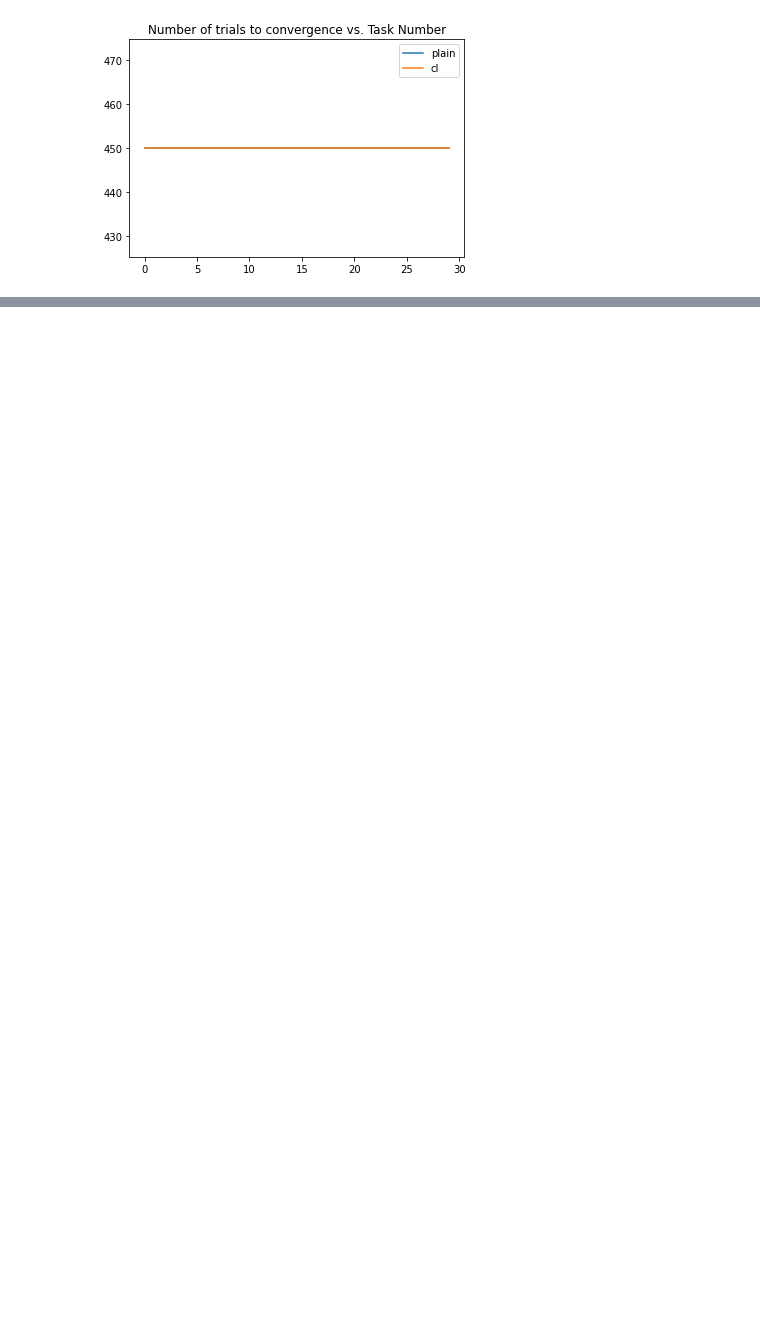
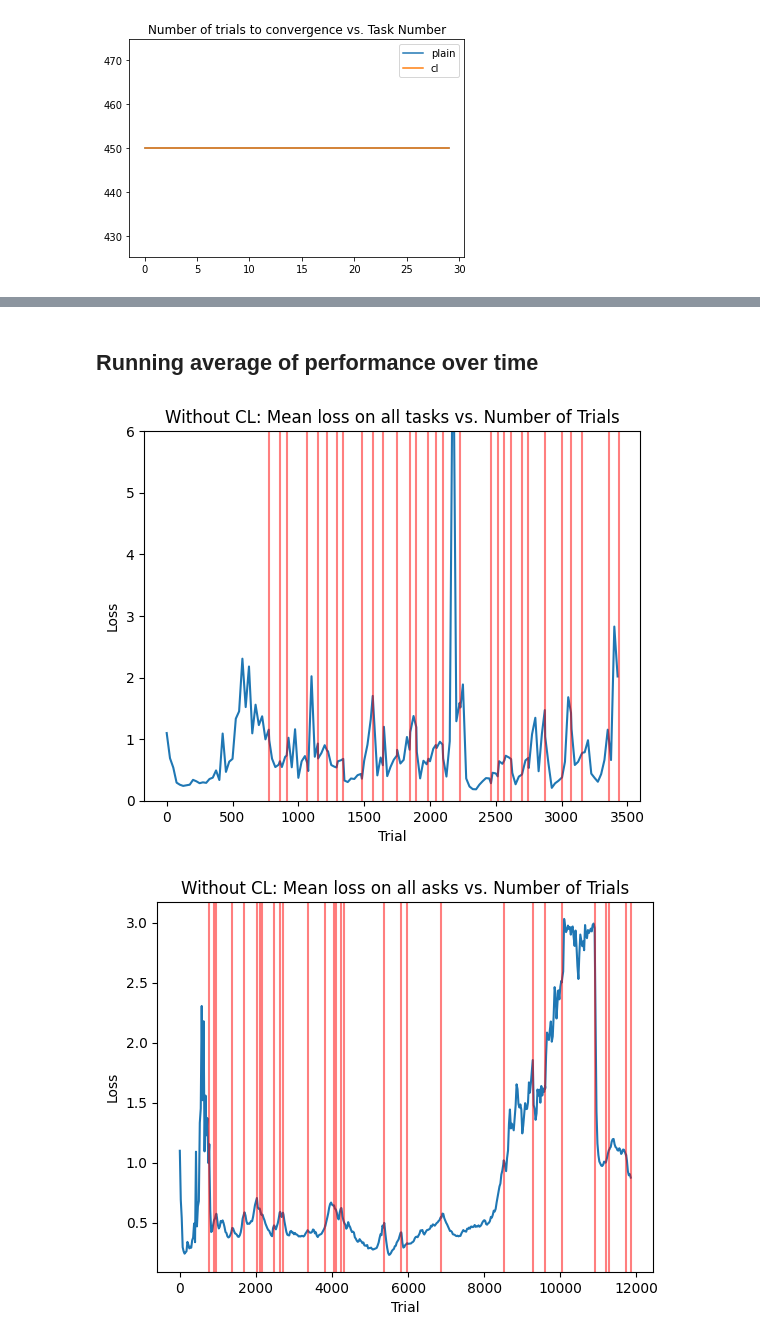
Before and after one commit to atkirtland/learning-2-learn, a Jupyter notebook: analysis/cl-plot.ipynb, the cells around one changed output, grey strips where cells are left out. Cells and saved outputs as stored; diff of their text form; code cells hidden in the pictures; blank space fills up the shorter version.

```diff
--- a/analysis/cl-plot.ipynb
+++ b/analysis/cl-plot.ipynb
@@ -99,3 +105,41 @@ plt.show()
 #     plt.plot(plain['trials'], list(map(lambda x: np.mean(x), plain[k])), label='plain')
 #     plt.plot(cl['trials'], list(map(lambda x: np.mean(x), cl[k])), label='cl')
 #     plt.legend()
+# %% [markdown]
+## Running average of performance over time
+# %%
+plt.figure(facecolor='white')
+plt.plot(
+    perfs_plain['trials'],
+    # mean over all tasks
+    np.mean(np.array([np.mean(np.array(perfs_plain[k]),axis=1) for k in range(30)]),axis=0),
+    label='plain'
+)
+for index in conv_plain_cumsum:
+    plt.axvline(x=index, color='r', alpha=0.5)
+plt.ylim(0, 6)
+# plt.title(f"Without CL: Loss on Task {k+1} vs. Number of Trials\n Overtraining, 5000 trials per task")
+# plt.savefig(os.path.join('data', save_dir, 'imgs', f"no-cl_task{k+1}_seed{seed}.png"))
+plt.xlabel("Trial")
+plt.ylabel("Loss")
+plt.title("Without CL: Mean loss on all tasks vs. Number of Trials")
+plt.show()
+
+plt.figure(facecolor='white')
+plt.plot(
+    perfs_cl['trials'],
+    np.mean(np.array([np.mean(np.array(perfs_cl[k]),axis=1) for k in range(30)]),axis=0),
+    label='plain'
+)
+for index in conv_cl_cumsum:
+    plt.axvline(x=index, color='r', alpha=0.5)
+# plt.ylim(0, 6)
+# plt.title(f"Continual Learning: Loss on Task {k+1} vs. Number of Trials\n Overtraining, 5000 trials per task")
+# plt.savefig(os.path.join('data', save_dir, 'imgs', f"cl_task{k+1}_seed{seed}.png"))
+plt.xlabel("Trial")
+plt.ylabel("Loss")
+plt.title("Without CL: Mean loss on all asks vs. Number of Trials")
+plt.show()
+# %% [output]
+[figure, added]
+[figure, added]
```
Also changed, not shown: parts of 8 cells of this notebook, 4 other files.
